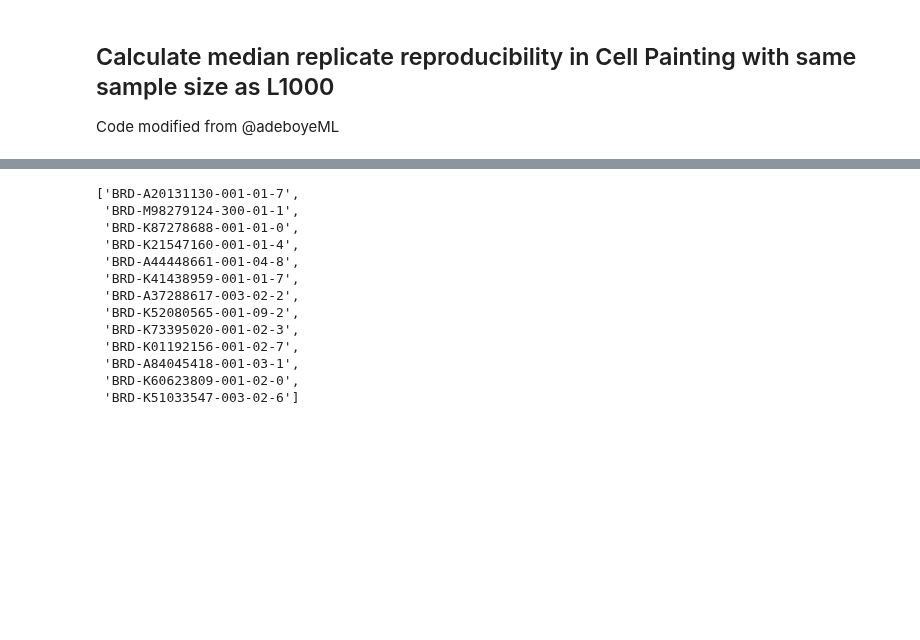
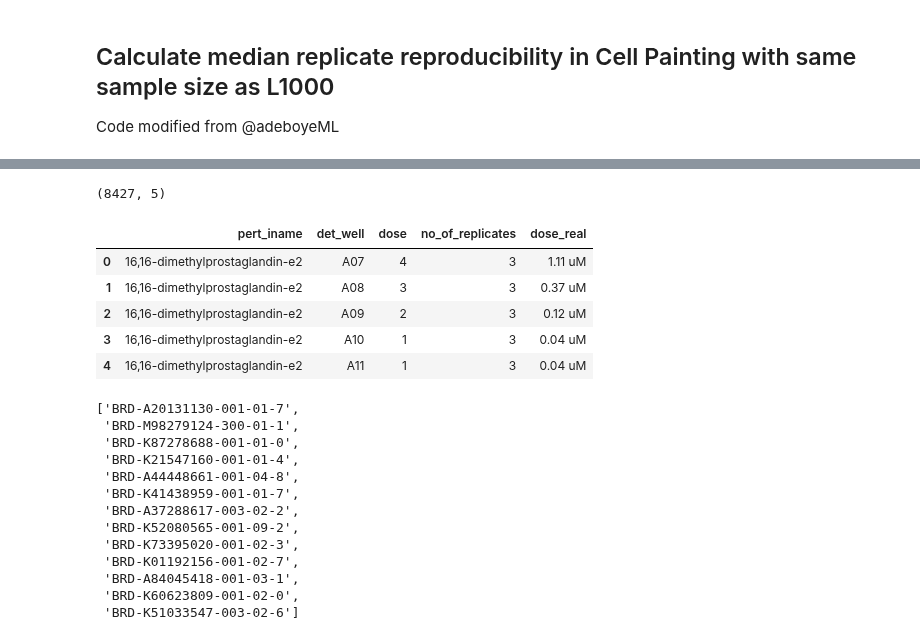
Before and after one commit to broadinstitute/lincs-profiling-complementarity, a Jupyter notebook: 1.Data-exploration/Profiles_level4/cell_painting/6.cellpainting_calculate_subsampled_replicatescores.ipynb, the cells around one changed output, grey strips where cells are left out. Cells and saved outputs as stored; diff of their text form; code cells hidden in the pictures; blank space fills up the shorter version.

```diff
--- a/1.Data-exploration/Profiles_level4/cell_painting/6.cellpainting_calculate_subsampled_replicatescores.ipynb
+++ b/1.Data-exploration/Profiles_level4/cell_painting/6.cellpainting_calculate_subsampled_replicatescores.ipynb
@@ -68,3 +52,26 @@ l1000_profile_df.head()
+# %%
+# Get treatment replicate counts per well
+cardinality_df = (
+    l1000_profile_df
+    .groupby(["pert_iname", "det_well", "dose"])
+    ["Metadata_broad_sample"]
+    .count()
+    .reset_index()
+    .rename(columns={"Metadata_broad_sample": "no_of_replicates"})
+)
+
+cardinality_df = cardinality_df.assign(dose_real = cardinality_df.dose.replace({int(x[-1]): dose_recode_info[x] for x in dose_recode_info}))
+
+print(cardinality_df.shape)
+cardinality_df.head()
+# %% [output]
+(8427, 5)
+|  | pert_iname | det_well | dose | no_of_replicates | dose_real |
+| 0 | 16,16-dimethylprostaglandin-e2 | A07 | 4 | 3 | 1.11 uM |
+| 1 | 16,16-dimethylprostaglandin-e2 | A08 | 3 | 3 | 0.37 uM |
+| 2 | 16,16-dimethylprostaglandin-e2 | A09 | 2 | 3 | 0.12 uM |
+| 3 | 16,16-dimethylprostaglandin-e2 | A10 | 1 | 3 | 0.04 uM |
+| 4 | 16,16-dimethylprostaglandin-e2 | A11 | 1 | 3 | 0.04 uM |
 # %%
 commit = "94bfaeeab0d107beac262b4307aa6e9b783625fa"
 spherized_profile_link = f"https://github.com/broadinstitute/lincs-cell-painting/blob/{commit}\
```
Also changed, not shown: parts of 7 cells of this notebook, 25 other files.
